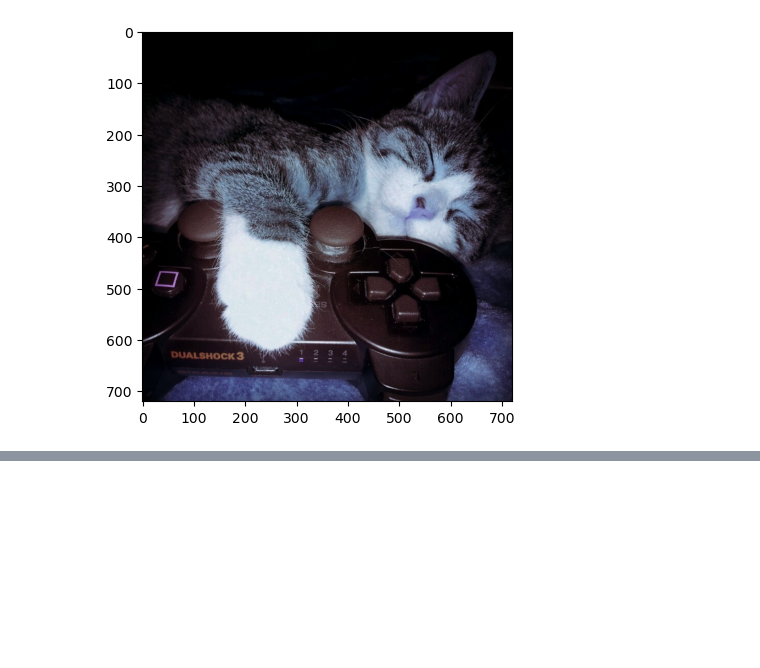
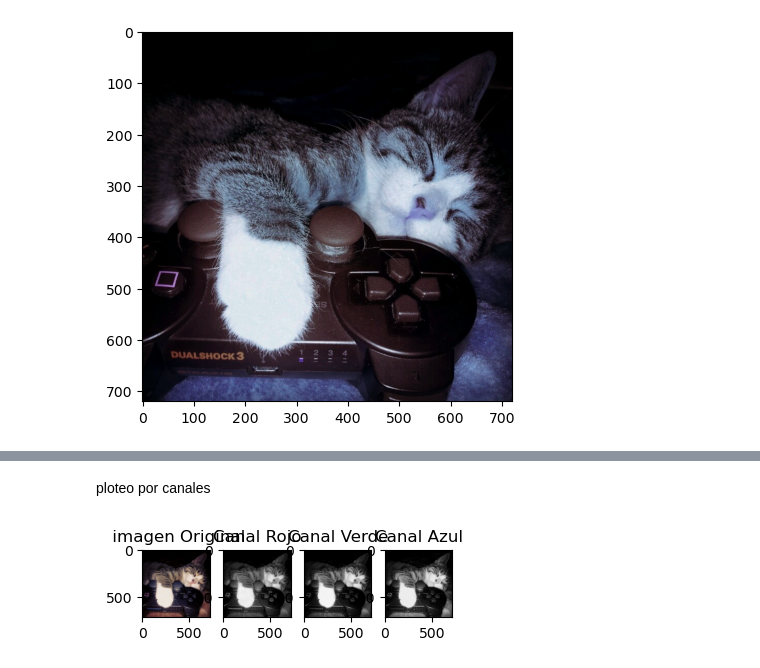
Before and after one commit to sebastiansoto1407/procesamientoimgofi, a Jupyter notebook: clase1/clase1.ipynb, the cells around one changed output, grey strips where cells are left out. Drawn from its saved outputs; the diff is of its cells as text; code cells hidden in the pictures; blank space fills up the shorter version.

```diff
--- a/clase1/clase1.ipynb
+++ b/clase1/clase1.ipynb
@@ -9,0 +25,27 @@ plt.show()
+# %% [markdown]
+ploteo por canales
+# %%
+import cv2
+import matplotlib.pyplot as plt
+plt.rcParams['figure.figsize'] = [4, 3]
+img=cv2.imread('gato.jpg', cv2.IMREAD_COLOR)
+#imagen original y dividida por canales
+
+plt.subplot(141)
+plt.title(' imagen Original')
+plt.imshow(cv2.cvtColor(img, cv2.COLOR_BGR2RGB))
+
+plt.subplot(142)
+plt.title('Canal Rojo')
+plt.imshow(img[:,:,0], cmap='gray')
+
+plt.subplot(143)
+plt.title('Canal Verde')
+plt.imshow(img[:,:,1], cmap='gray')
+
+plt.subplot(144)
+plt.title('Canal Azul')
+plt.imshow(img[:,:,2], cmap='gray')
+plt.show()
+# %% [output]
+[figure, added]
```
Also changed, not shown: parts of 16 cells of this notebook, 13 other files.
